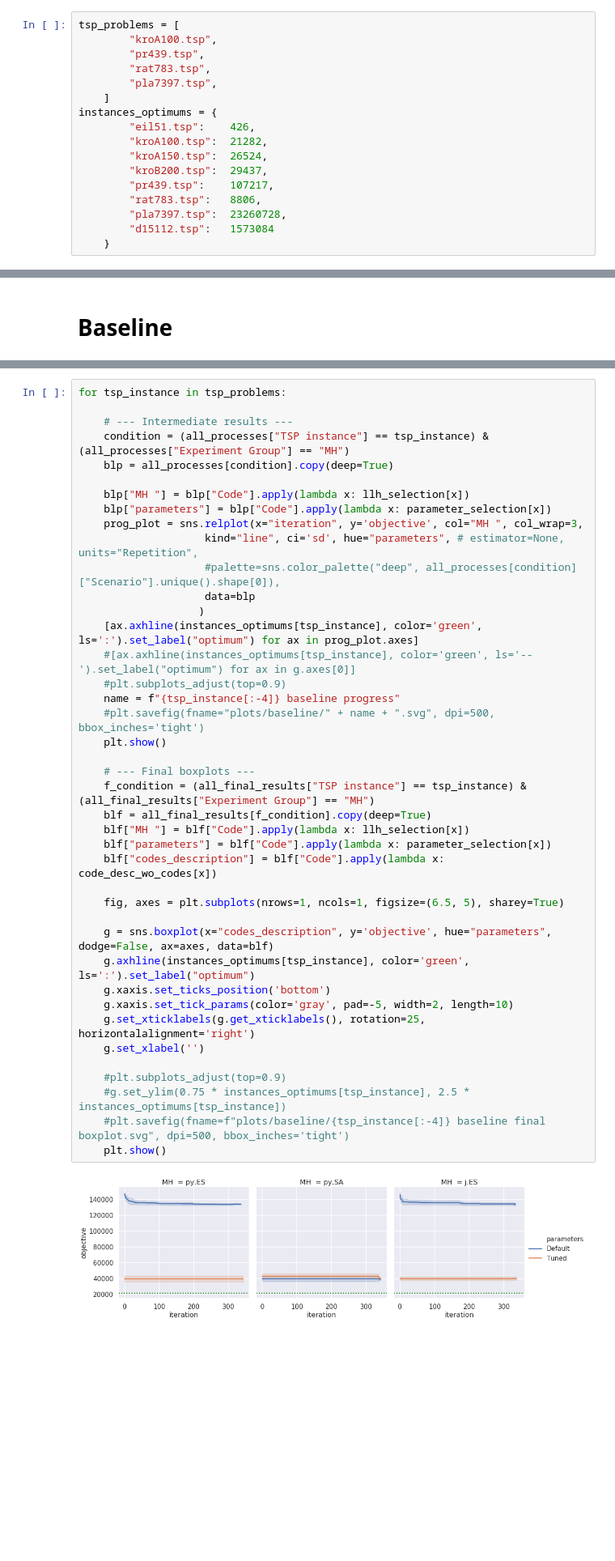
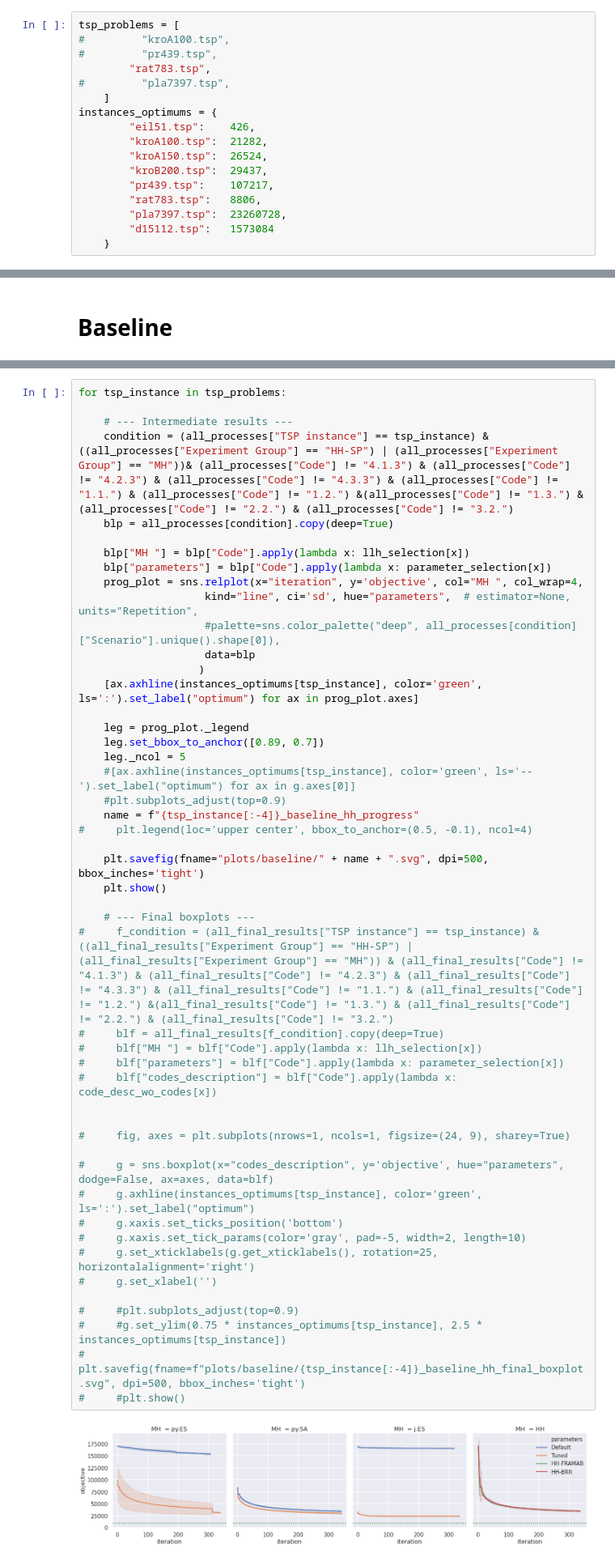
Before and after one commit to YevheniiSemendiak/tud_master_benchmarks, a Jupyter notebook: analyze_first_bench.ipynb, the cells around one changed output, grey strips where cells are left out. Shown: that part at 81% size. Cells and saved outputs as stored; diff of their text form; blank space fills up the shorter version.

Commit message:
Process for flat and hierarchical spaces

```diff
--- a/analyze_first_bench.ipynb
+++ b/analyze_first_bench.ipynb
@@ -8,10 +9,10 @@ import matplotlib.pyplot as plt
 from tools.hh_experiments_loading import load_tsp_results, load_exp, exp_progress_loader, exp_chronics_loader
 # %%
 tsp_problems = [
-        "kroA100.tsp",
-        "pr439.tsp",
+#         "kroA100.tsp",
+#         "pr439.tsp",
         "rat783.tsp",
-        "pla7397.tsp",
+#         "pla7397.tsp",
     ]
 instances_optimums = {
         "eil51.tsp":    426,
@@ -159,43 +181,50 @@ See the caveats in the documentation: http://pandas.pydata.org/pandas-docs/stabl
 # %%
 for tsp_instance in tsp_problems:
 
     # --- Intermediate results ---
-    condition = (all_processes["TSP instance"] == tsp_instance) & (all_processes["Experiment Group"] == "MH")
+    condition = (all_processes["TSP instance"] == tsp_instance) & ((all_processes["Experiment Group"] == "HH-SP") | (all_processes["Experiment Group"] == "MH"))& (all_processes["Code"] != "4.1.3") & (all_processes["Code"] != "4.2.3") & (all_processes["Code"] != "4.3.3") & (all_processes["Code"] != "1.1.") & (all_processes["Code"] != "1.2.") &(all_processes["Code"] != "1.3.") & (all_processes["Code"] != "2.2.") & (all_processes["Code"] != "3.2.")
     blp = all_processes[condition].copy(deep=True)
 
     blp["MH "] = blp["Code"].apply(lambda x: llh_selection[x])
     blp["parameters"] = blp["Code"].apply(lambda x: parameter_selection[x])
-    prog_plot = sns.relplot(x="iteration", y='objective', col="MH ", col_wrap=3,
-                    kind="line", ci='sd', hue="parameters", # estimator=None, units="Repetition",
+    prog_plot = sns.relplot(x="iteration", y='objective', col="MH ", col_wrap=4,
+                    kind="line", ci='sd', hue="parameters",  # estimator=None, units="Repetition",
                     #palette=sns.color_palette("deep", all_processes[condition]["Scenario"].unique().shape[0]),
                     data=blp
                    )
     [ax.axhline(instances_optimums[tsp_instance], color='green', ls=':').set_label("optimum") for ax in prog_plot.axes]
+
+    leg = prog_plot._legend
+    leg.set_bbox_to_anchor([0.89, 0.7])
+    leg._ncol = 5
     #[ax.axhline(instances_optimums[tsp_instance], color='green', ls='--').set_label("optimum") for ax in g.axes[0]]
     #plt.subplots_adjust(top=0.9)
-    name = f"{tsp_instance[:-4]} baseline progress"
-    #plt.savefig(fname="plots/baseline/" + name + ".svg", dpi=500, bbox_inches='tight')
+    name = f"{tsp_instance[:-4]}_baseline_hh_progress"
+#     plt.legend(loc='upper center', bbox_to_anchor=(0.5, -0.1), ncol=4)
+
+    plt.savefig(fname="plots/baseline/" + name + ".svg", dpi=500, bbox_inches='tight')
     plt.show()
 
     # --- Final boxplots ---
-    f_condition = (all_final_results["TSP instance"] == tsp_instance) & (all_final_results["Experiment Group"] == "MH")
-    blf = all_final_results[f_condition].copy(deep=True)
-    blf["MH "] = blf["Code"].apply(lambda x: llh_selection[x])
-    blf["parameters"] = blf["Code"].apply(lambda x: parameter_selection[x])
-    blf["codes_description"] = blf["Code"].apply(lambda x: code_desc_wo_codes[x])
+#     f_condition = (all_final_results["TSP instance"] == tsp_instance) & ((all_final_results["Experiment Group"] == "HH-SP") | (all_final_results["Experiment Group"] == "MH")) & (all_final_results["Code"] != "4.1.3") & (all_final_results["Code"] != "4.2.3") & (all_final_results["Code"] != "4.3.3") & (all_final_results["Code"] != "1.1.") & (all_final_results["Code"] != "1.2.") &(all_final_results["Code"] != "1.3.") & (all_final_results["Code"] != "2.2.") & (all_final_results["Code"] != "3.2.")
+#     blf = all_final_results[f_condition].copy(deep=True)
+#     blf["MH "] = blf["Code"].apply(lambda x: llh_selection[x])
+#     blf["parameters"] = blf["Code"].apply(lambda x: parameter_selection[x])
+#     blf["codes_description"] = blf["Code"].apply(lambda x: code_desc_wo_codes[x])
 
-    fig, axes = plt.subplots(nrows=1, ncols=1, figsize=(6.5, 5), sharey=True)
 
-    g = sns.boxplot(x="codes_description", y='objective', hue="parameters", dodge=False, ax=axes, data=blf)
-    g.axhline(instances_optimums[tsp_instance], color='green', ls=':').set_label("optimum")
-    g.xaxis.set_ticks_position('bottom')
-    g.xaxis.set_tick_params(color='gray', pad=-5, width=2, length=10)
-    g.set_xticklabels(g.get_xticklabels(), rotation=25, horizontalalignment='right')
-    g.set_xlabel('')
+#     fig, axes = plt.subplots(nrows=1, ncols=1, figsize=(24, 9), sharey=True)
 
-    #plt.subplots_adjust(top=0.9)
-    #g.set_ylim(0.75 * instances_optimums[tsp_instance], 2.5 * instances_optimums[tsp_instance])
-    #plt.savefig(fname=f"plots/baseline/{tsp_instance[:-4]} baseline final boxplot.svg", dpi=500, bbox_inches='tight')
-    plt.show()
+#     g = sns.boxplot(x="codes_description", y='objective', hue="parameters", dodge=False, ax=axes, data=blf)
+#     g.axhline(instances_optimums[tsp_instance], color='green', ls=':').set_label("optimum")
+#     g.xaxis.set_ticks_position('bottom')
+#     g.xaxis.set_tick_params(color='gray', pad=-5, width=2, length=10)
+#     g.set_xticklabels(g.get_xticklabels(), rotation=25, horizontalalignment='right')
+#     g.set_xlabel('')
+
+#     #plt.subplots_adjust(top=0.9)
+#     #g.set_ylim(0.75 * instances_optimums[tsp_instance], 2.5 * instances_optimums[tsp_instance])
+#     plt.savefig(fname=f"plots/baseline/{tsp_instance[:-4]}_baseline_hh_final_boxplot.svg", dpi=500, bbox_inches='tight')
+#     #plt.show()
 # %% [output]
-[figure, old version]
+[figure, new version]
```
Also changed, not shown: parts of 20 cells of this notebook, 13 other files.
